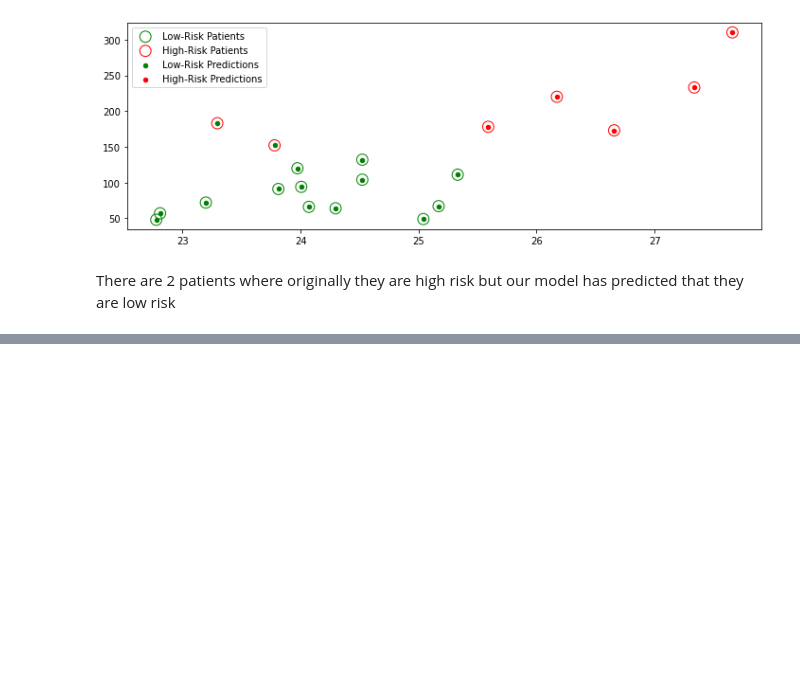
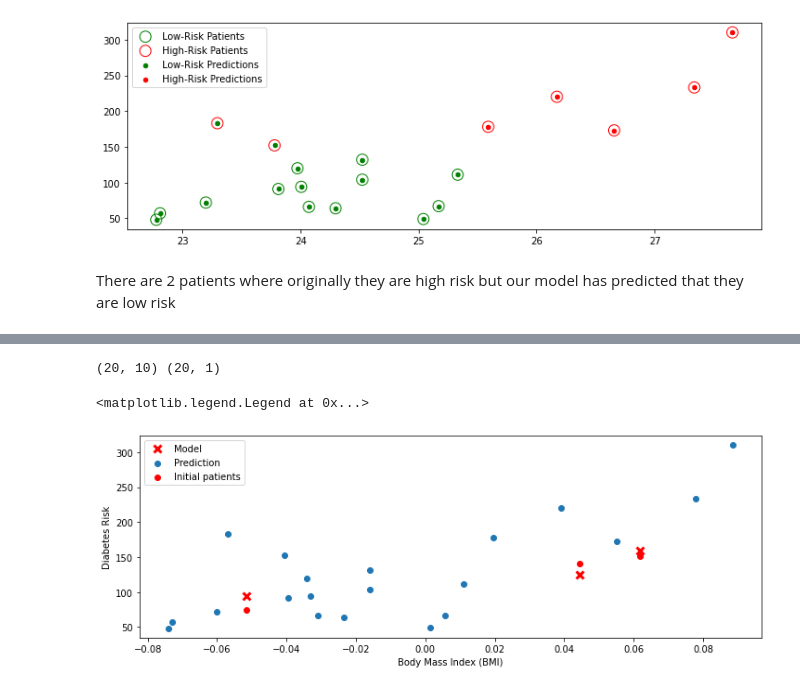
Before and after one commit to ShaunakSen/Data-Science-and-Machine-Learning, a Jupyter notebook: Applied_ML_CS_5785.ipynb, the cells around one changed output, grey strips where cells are left out. Cells and saved outputs as stored; diff of their text form; code cells hidden in the pictures; blank space fills up the shorter version.

Commit message:
some notations of model components

```diff
--- a/Applied_ML_CS_5785.ipynb
+++ b/Applied_ML_CS_5785.ipynb
@@ -495,0 +515,4 @@ There are 2 patients where originally they are high risk but our model has predi
+# %%
+diabetes_X = pd.DataFrame(data=diabetes_X, columns=feature_names)
+
+diabetes_X.head()
@@ -495,0 +618,38 @@ There are 2 patients where originally they are high risk but our model has predi
+# %%
+diabetes_y = pd.DataFrame(data=diabetes_y, columns=['Target'])
+# %%
+# Collect 20 data points for training
+diabetes_X_train = diabetes_X.iloc[-20:]
+diabetes_y_train = diabetes_y.iloc[-20:]
+
+print (diabetes_X_train.shape, diabetes_y_train.shape)
+
+# Create linear regression object
+regr = linear_model.LinearRegression()
+
+# Train the model using the training sets
+regr.fit(diabetes_X_train, diabetes_y_train.values)
+
+# Make predictions on the training set
+diabetes_y_train_pred = regr.predict(diabetes_X_train)
+
+# Collect 3 data points for testing
+diabetes_X_test = diabetes_X.iloc[:3]
+diabetes_y_test = diabetes_y.iloc[:3]
+
+# generate predictions on the new patients
+diabetes_y_test_pred = regr.predict(diabetes_X_test)
+# %% [output]
+(20, 10) (20, 1)
+# %%
+# visualize the results
+plt.xlabel('Body Mass Index (BMI)')
+plt.ylabel('Diabetes Risk')
+plt.scatter(diabetes_X_train.loc[:, ['bmi']], diabetes_y_train)
+plt.scatter(diabetes_X_test.loc[:, ['bmi']], diabetes_y_test, color='red', marker='o')
+# plt.scatter(diabetes_X_train.loc[:, ['bmi']], diabetes_y_train_pred, color='black', linewidth=1)
+plt.plot(diabetes_X_test.loc[:, ['bmi']], diabetes_y_test_pred, 'x', color='red', mew=3, markersize=8)
+plt.legend(['Model', 'Prediction', 'Initial patients', 'New patients'])
+# %% [output]
+<matplotlib.legend.Legend at 0x...>
+[figure, added]
```
Also changed, not shown: parts of 9 cells of this notebook.
